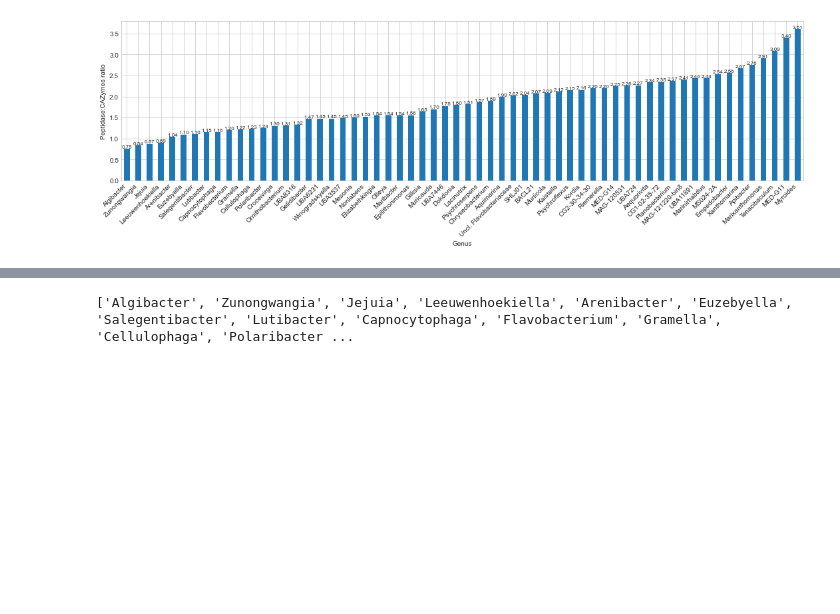
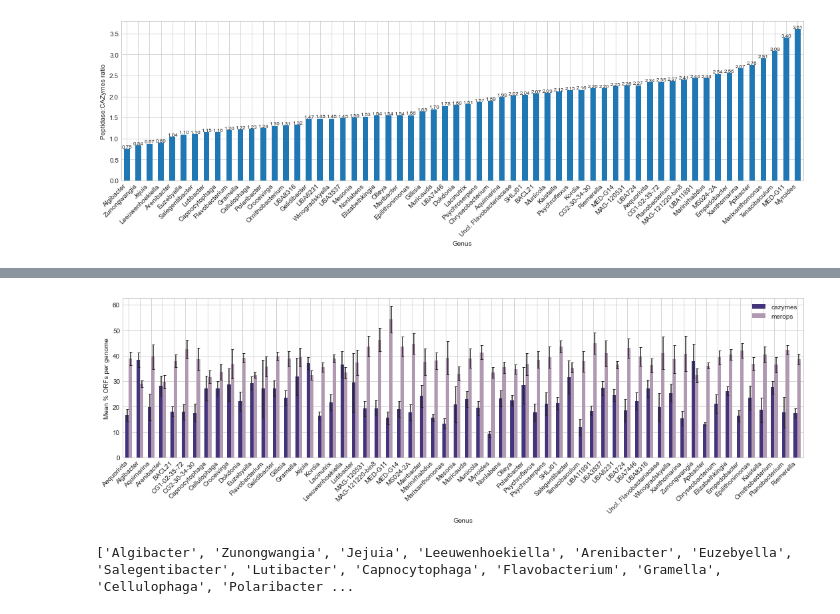
Before and after one commit to sandragodinhosilva/flavobacteriaceae_project, a Jupyter notebook: 4_Figures/F7/F7.ipynb, the cells around one changed output, grey strips where cells are left out. Saved outputs shown, nothing was run; the diff lists cells and outputs as text; code cells hidden in the pictures; blank space fills up the shorter version.

```diff
--- a/4_Figures/F7/F7.ipynb
+++ b/4_Figures/F7/F7.ipynb
@@ -408,0 +423,8 @@ dfx.head()
+# %%
+means = dfx[["cazymes_permb mean","merops_permb mean"]]
+means = means.rename(columns={"cazymes_permb mean":"cazymes", "merops_permb mean":"merops"})
+means.head()
+
+std = dfx[["cazymes_permb std","merops_permb std"]]
+std = std.rename(columns={"cazymes_permb std":"cazymes", "merops_permb std":"merops"})
+std.head()
@@ -409,3 +439,16 @@ dfx.head()
+# %%
+fig, ax = plt.subplots()
+
+means.plot.bar(ax=ax, figsize=(15,5), color=["#44347c","#b199b1"], yerr=std,width=0.6, lw=0.1, capsize=2)
+
+plt.ylabel('Mean % ORFs per genome')
+plt.xticks(rotation=45, horizontalalignment='right')
+
+plt.tight_layout()
+plt.show()
+ax.figure.savefig("f7_1.svg", dpi=300)
+# %% [output]
+[figure, added]
 # %%
 print(df2["PEP:GH"].to_frame().reset_index()["Genus"].to_list())
 # %% [output]
```
Also changed, not shown: parts of 7 cells of this notebook, 27 other files.
